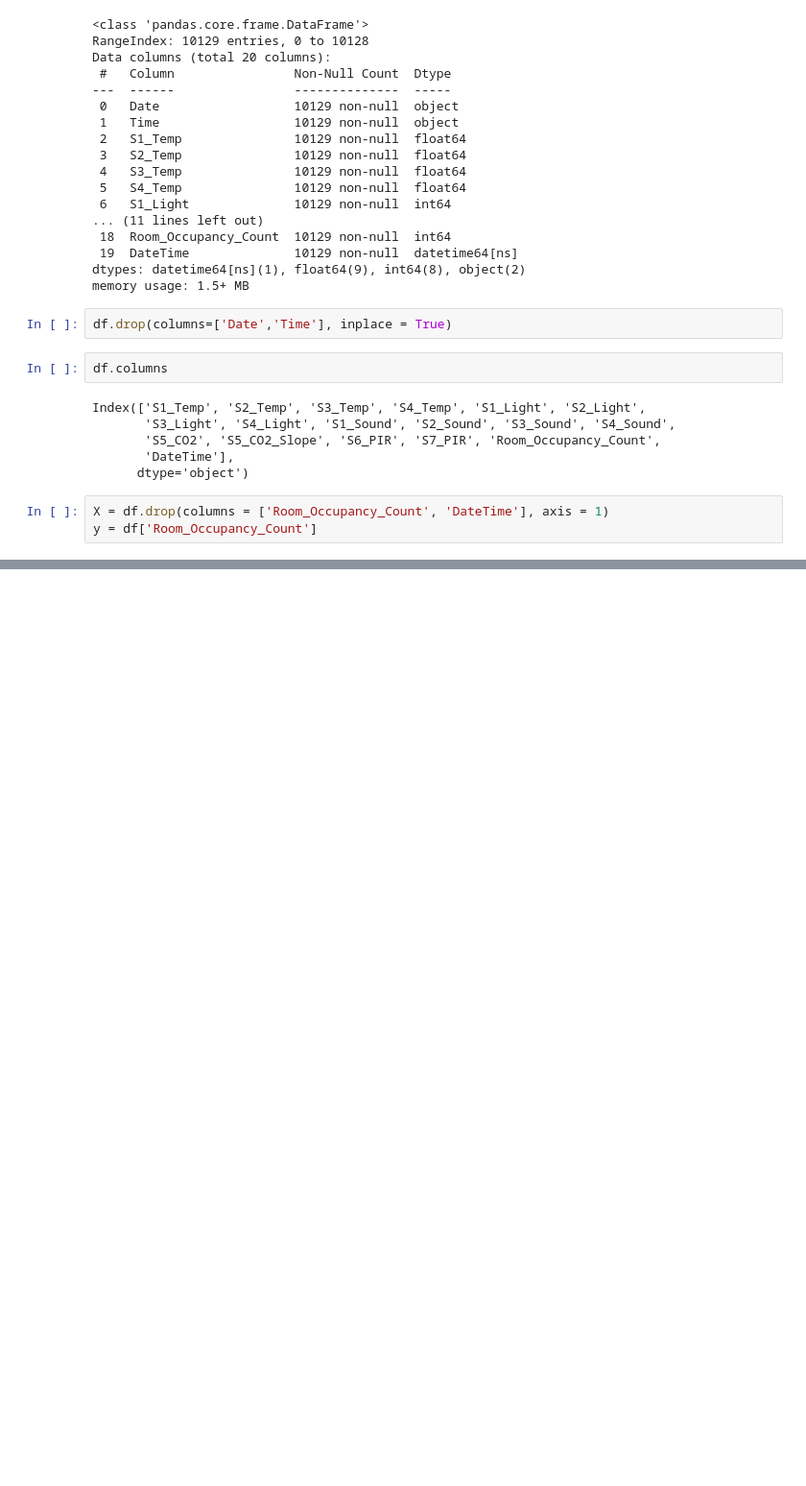
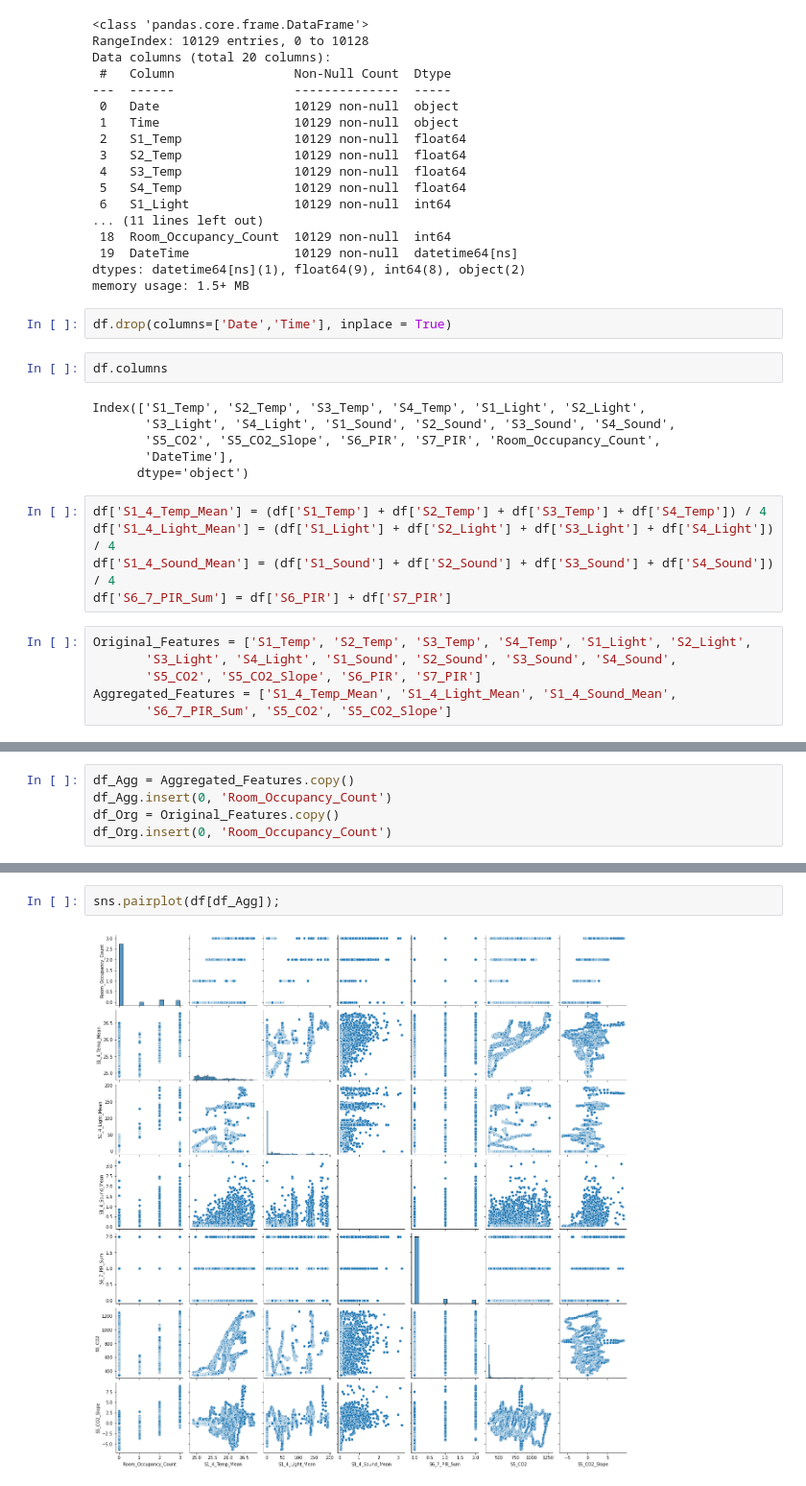
Before and after one commit to AzzamAlfurhud/BC-ML-Project, a Jupyter notebook: Room Occupancy Estimation.ipynb, the cells around one changed output, grey strips where cells are left out. Shown: that part at 96% size. Drawn from its saved outputs; the diff is of its cells as text; blank space fills up the shorter version.

```diff
--- a/Room Occupancy Estimation.ipynb
+++ b/Room Occupancy Estimation.ipynb
@@ -94,6 +94,14 @@ Index(['S1_Temp', 'S2_Temp', 'S3_Temp', 'S4_Temp', 'S1_Light', 'S2_Light',
        'S5_CO2', 'S5_CO2_Slope', 'S6_PIR', 'S7_PIR', 'Room_Occupancy_Count',
        'DateTime'],
       dtype='object')
+# %%
+df['S1_4_Temp_Mean'] = (df['S1_Temp'] + df['S2_Temp'] + df['S3_Temp'] + df['S4_Temp']) / 4
+df['S1_4_Light_Mean'] = (df['S1_Light'] + df['S2_Light'] + df['S3_Light'] + df['S4_Light']) / 4
+df['S1_4_Sound_Mean'] = (df['S1_Sound'] + df['S2_Sound'] + df['S3_Sound'] + df['S4_Sound']) / 4
+df['S6_7_PIR_Sum'] = df['S6_PIR'] + df['S7_PIR']
 # %%
-X = df.drop(columns = ['Room_Occupancy_Count', 'DateTime'], axis = 1)
-y = df['Room_Occupancy_Count']
+Original_Features = ['S1_Temp', 'S2_Temp', 'S3_Temp', 'S4_Temp', 'S1_Light', 'S2_Light',
+       'S3_Light', 'S4_Light', 'S1_Sound', 'S2_Sound', 'S3_Sound', 'S4_Sound',
+       'S5_CO2', 'S5_CO2_Slope', 'S6_PIR', 'S7_PIR']
+Aggregated_Features = ['S1_4_Temp_Mean', 'S1_4_Light_Mean', 'S1_4_Sound_Mean',
+       'S6_7_PIR_Sum', 'S5_CO2', 'S5_CO2_Slope']
@@ -122,0 +108,5 @@ X_train, X_test, y_train, y_test = train_test_split(X, y, test_size = 0.25, rand
+# %%
+df_Agg = Aggregated_Features.copy()
+df_Agg.insert(0, 'Room_Occupancy_Count')
+df_Org = Original_Features.copy()
+df_Org.insert(0, 'Room_Occupancy_Count')
@@ -122,0 +157,4 @@ X_train, X_test, y_train, y_test = train_test_split(X, y, test_size = 0.25, rand
+# %%
+sns.pairplot(df[df_Agg]);
+# %% [output]
+[figure, added]
```
Also changed, not shown: parts of 20 cells of this notebook.
